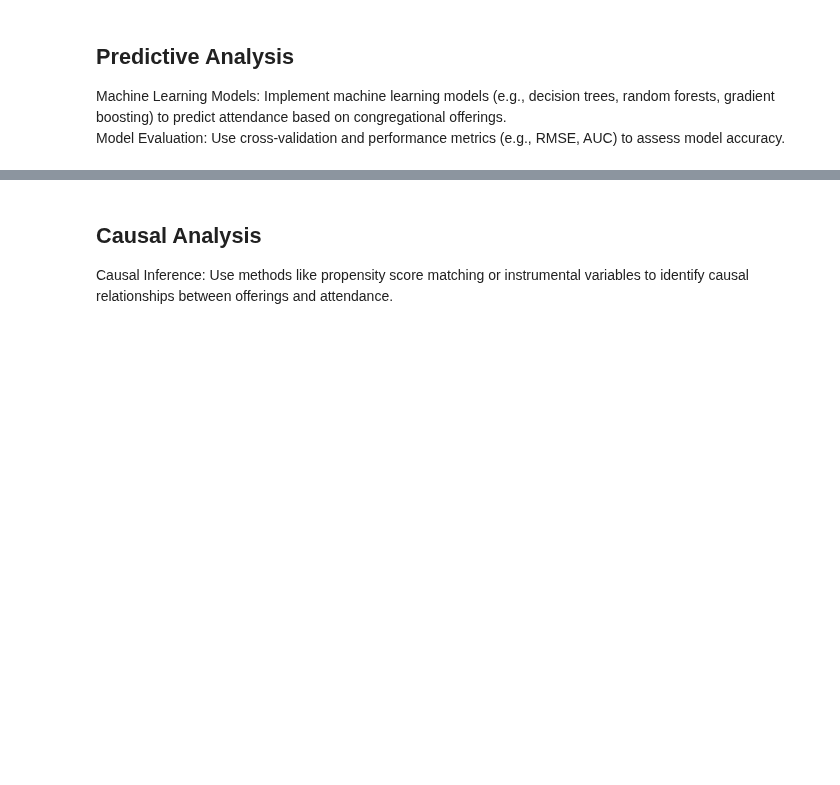
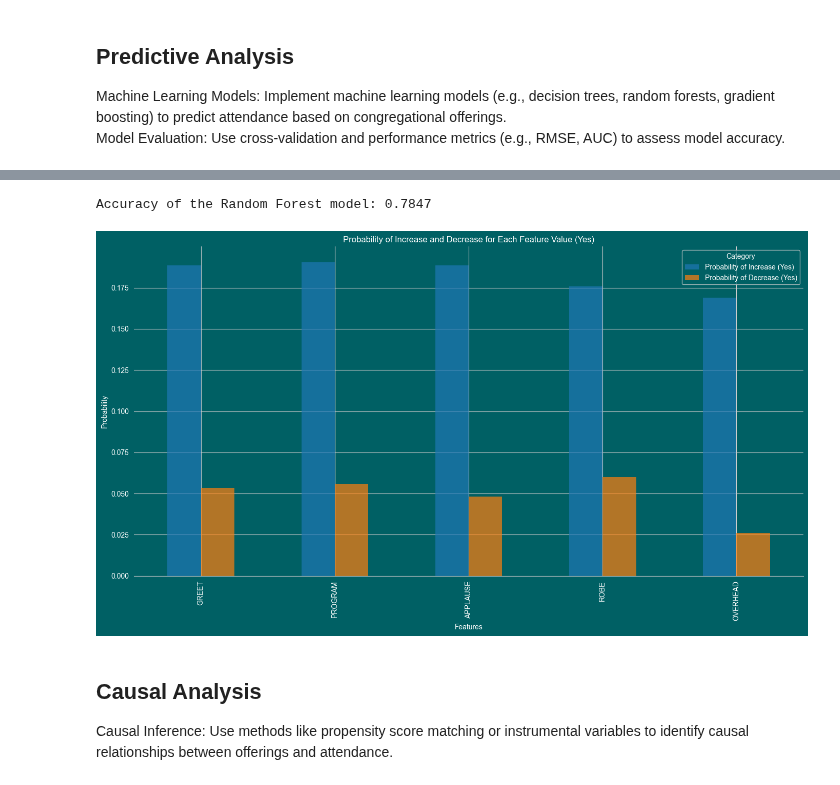
Before and after one commit to NRSchaaf/unlocking-church-growth, a Jupyter notebook: notebook/worship_analysis.ipynb, the cells around one changed output, grey strips where cells are left out. Cells and saved outputs as stored; diff of their text form; code cells hidden in the pictures; blank space fills up the shorter version.

```diff
--- a/notebook/worship_analysis.ipynb
+++ b/notebook/worship_analysis.ipynb
@@ -464,3 +422,67 @@ plt.show()
+# %%
+# Random Forest 2
+
+# Select specific features
+selected_columns = ['GREET', 'PROGRAM', 'APPLAUSE', 'ROBE', 'OVERHEAD', 'change_category']
+df_worship_rf2 = data[selected_columns].copy()
+
+# Prepare features and target
+X = df_worship_rf2.drop('change_category', axis=1)
+y = df_worship_rf2['change_category']
+
+# Drop rows with missing values
+X = X.dropna()
+y = y[X.index]  # Keep y aligned with X after dropping rows
+
+# Convert Boolean features to int
+X = X.astype(int)
+
+# Split the data
+X_train, X_test, y_train, y_test = train_test_split(X, y, test_size=0.3, random_state=42)
+
+# Train Random Forest model
+rf_model = RandomForestClassifier(n_estimators=100, random_state=42)
+rf_model.fit(X_train, y_train)
+
+# Predict on the test set
+y_pred = rf_model.predict(X_test)
+
+# Calculate accuracy
+accuracy = accuracy_score(y_test, y_pred)
+
+# Print accuracy
+print(f"Accuracy of the Random Forest model: {accuracy:.4f}")
+
+# Predict probabilities
+probs = rf_model.predict_proba(X_test)
+
+# Convert probabilities to DataFrame
+probs_df = pd.DataFrame(probs, columns=rf_model.classes_, index=X_test.index)
+
+# Calculate mean probabilities for 'yes' for 'Increase' and 'Decrease'
+feature_probs = {}
+
+for feature in X.columns:
+    feature_probs[feature] = {
+        'Increase': probs_df.loc[X_test[feature] == 1, 'Increase'].mean(),
+        'Decrease': probs_df.loc[X_test[feature] == 1, 'Decrease'].mean()
+    }
+
+# Convert to DataFrame for plotting
+feature_probs_df = pd.DataFrame(feature_probs).T
+feature_probs_df.columns = ['Probability of Increase (Yes)', 'Probability of Decrease (Yes)']
+
+# Plot
+feature_probs_df.plot(kind='bar', figsize=(14, 8), alpha=0.7)
+plt.title('Probability of Increase and Decrease for Each Feature Value (Yes)')
+plt.xlabel('Features')
+plt.ylabel('Probability')
+plt.legend(title='Category')
+plt.tight_layout()
+plt.show()
+# %% [output]
+Accuracy of the Random Forest model: 0.7847
+[figure, added]
 # %% [markdown]
 ## Causal Analysis
 Causal Inference: Use methods like propensity score matching or instrumental variables to identify causal relationships between offerings and attendance.
```
Also changed, not shown: parts of 10 cells of this notebook.
